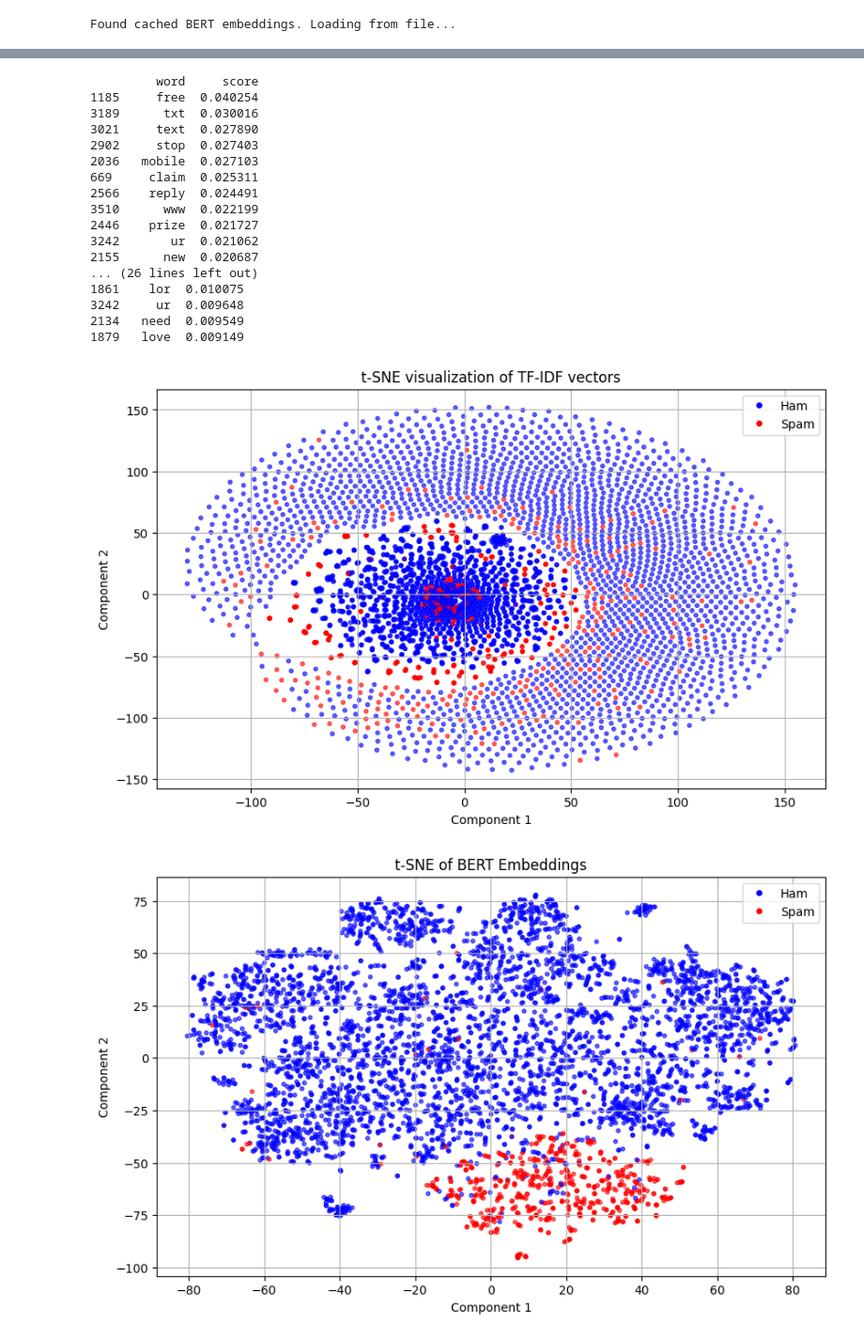
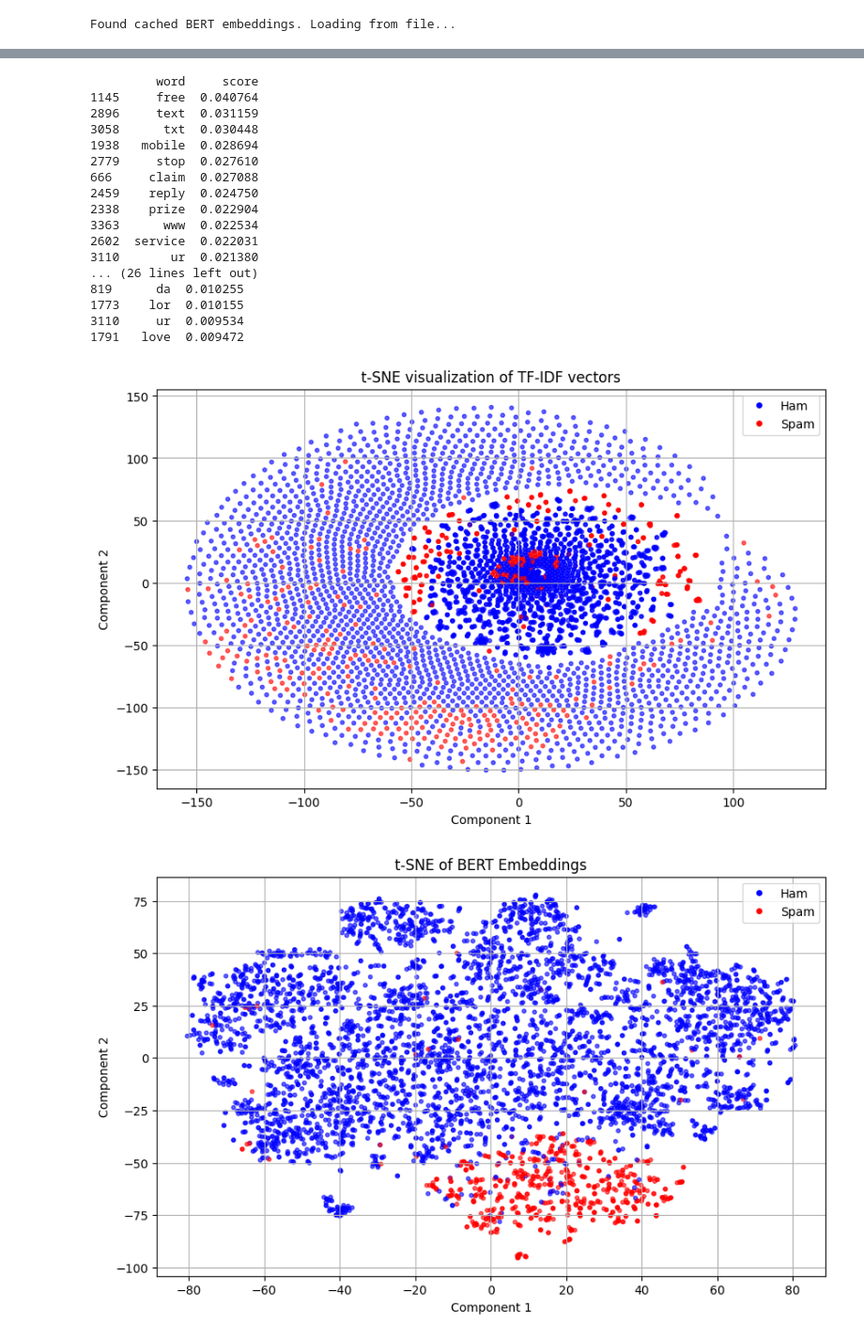
Before and after one commit to RichieMonkeyNinja/sms-spam, a Jupyter notebook: main_organized.ipynb, the cells around one changed output, grey strips where cells are left out. Shown at 94% size. Saved outputs shown, nothing was run; the diff lists cells and outputs as text; code cells hidden in the pictures.

```diff
--- a/main_organized.ipynb
+++ b/main_organized.ipynb
@@ -53,6 +55,22 @@ display(sms.duplicated().sum())
 sms['Num_char'] = sms['sms'].apply(len)
 sms['Num_words'] = sms['sms'].apply(lambda x: len(nltk.word_tokenize(x)))
 sms['Num_sentences'] = sms['sms'].apply(lambda x: len(nltk.sent_tokenize(x)))
+
+# Create a new column 'sms_clean' where basic preprocessing are applied
+stop_words = set(stopwords.words('english'))
+lemmatizer = WordNetLemmatizer()
+
+def preprocess(text):
+    tokens = nltk.word_tokenize(text.lower())  # Lowercase and tokenize
+    cleaned_tokens = [
+        lemmatizer.lemmatize(token)
+        for token in tokens
+        if token not in stop_words  # Keep only alphabetic tokens and remove stopwords
+    ]
+    return ' '.join(cleaned_tokens)
+
+# Apply preprocessing
+sms['sms_clean'] = sms['sms'].apply(preprocess)
 # %% [output]
 sms      0
 label    0
@@ -73,5 +91,18 @@ vectorizer = TfidfVectorizer(
     max_features=4000,          # Optional: reduce dimensionality
     sublinear_tf=True
 )
-X_tfidf = vectorizer.fit_transform(sms['sms'])
-joblib.dump(vectorizer, "tfidf_vectorizer.pkl")
+
+vectorizer_EDA = TfidfVectorizer(
+    lowercase=True,
+    stop_words='english',
+    ngram_range=(1, 2),         # Unigrams + Bigrams
+    max_df=0.9,
+    min_df=3,                   # Slightly lower to keep informative rare phrases
+    max_features=4000,          # Optional: reduce dimensionality
+    sublinear_tf=True
+)
+
+# We will proceed with vectorizer in this stage, but ONLY FOR EDA as we want to avoid data leakage and will only fit the vectorizer on the training data.
+# We will proceed with vectorizer fitting on training data in Modelling stage.
+
+X_tfidf_EDA = vectorizer_EDA.fit_transform(sms['sms_clean'])
@@ -239,11 +271,11 @@ Class Ratio:  0.12628
 # 1. Separate spam and ham indexes and features
 spam_idx = sms[sms['Class'] == 'Spam'].index
 ham_idx = sms[sms['Class'] == 'Ham'].index
-features = vectorizer.get_feature_names_out()
+features = vectorizer_EDA.get_feature_names_out()
 
 # 2. Get spam and ham tf-idf submatrices
-X_spam = X_tfidf[spam_idx]
-X_ham = X_tfidf[ham_idx]
+X_spam = X_tfidf_EDA[spam_idx]
+X_ham = X_tfidf_EDA[ham_idx]
 
 # 3. Mean TF-IDF per word
 spam_mean = X_spam.mean(axis=0).A1
@@ -253,50 +285,50 @@ ham_mean = X_ham.mean(axis=0).A1
 word_score_spam = pd.DataFrame({'word': features, 'score': spam_mean})
 top_words_spam = word_score_spam.sort_values(by='score', ascending=False).head(20)
 
 # 5. Score (ham)
 word_score_ham = pd.DataFrame({'word': features, 'score': ham_mean})
 top_words_ham = word_score_ham.sort_values(by='score', ascending=False).head(20)
 
 # 6. Show top words
 print(top_words_spam)
 print(top_words_ham)
 
 # 7. Run t-SNE
 tsne = TSNE(n_components=2, random_state=42, perplexity=10, n_iter=1000)
-X_embedded = tsne.fit_transform(X_tfidf.toarray())
+X_embedded = tsne.fit_transform(X_tfidf_EDA.toarray())
 
 # 8. Plot
 plt.figure(figsize=(10, 6))
 colors = ['blue' if label == 'Ham' else 'red' for label in sms['Class']]
 plt.scatter(X_embedded[:, 0], X_embedded[:, 1], c=colors, alpha=0.6, s=10)
 plt.title("t-SNE visualization of TF-IDF vectors")
 plt.xlabel("Component 1")
 plt.ylabel("Component 2")
 plt.legend(handles=[
     plt.Line2D([0], [0], marker='o', color='w', label='Ham', markerfacecolor='blue', markersize=6),
     plt.Line2D([0], [0], marker='o', color='w', label='Spam', markerfacecolor='red', markersize=6)
 ])
 plt.grid(True)
 plt.show()
 # %% [output]
          word     score
-1185     free  0.040254
-3189      txt  0.030016
-3021     text  0.027890
-2902     stop  0.027403
-2036   mobile  0.027103
-669     claim  0.025311
-2566    reply  0.024491
-3510      www  0.022199
-2446    prize  0.021727
-3242       ur  0.021062
-2155      new  0.020687
+1145     free  0.040764
+2896     text  0.031159
+3058      txt  0.030448
+1938   mobile  0.028694
+2779     stop  0.027610
+666     claim  0.027088
+2459    reply  0.024750
+2338    prize  0.022904
+3363      www  0.022534
+2602  service  0.022031
+3110       ur  0.021380
 ... (26 lines left out)
-1861    lor  0.010075
-3242     ur  0.009648
-2134   need  0.009549
-1879   love  0.009149
+819      da  0.010255
+1773    lor  0.010155
+3110     ur  0.009534
+1791   love  0.009472
-[figure, old version]
+[figure, new version]
 # %%
 # Kernel 8: EDA Branch 2 - BERT t-SNE
 X_bert = np.load('bert_sms_embeddings.npy')
```
Also changed, not shown: parts of 10 cells of this notebook.
